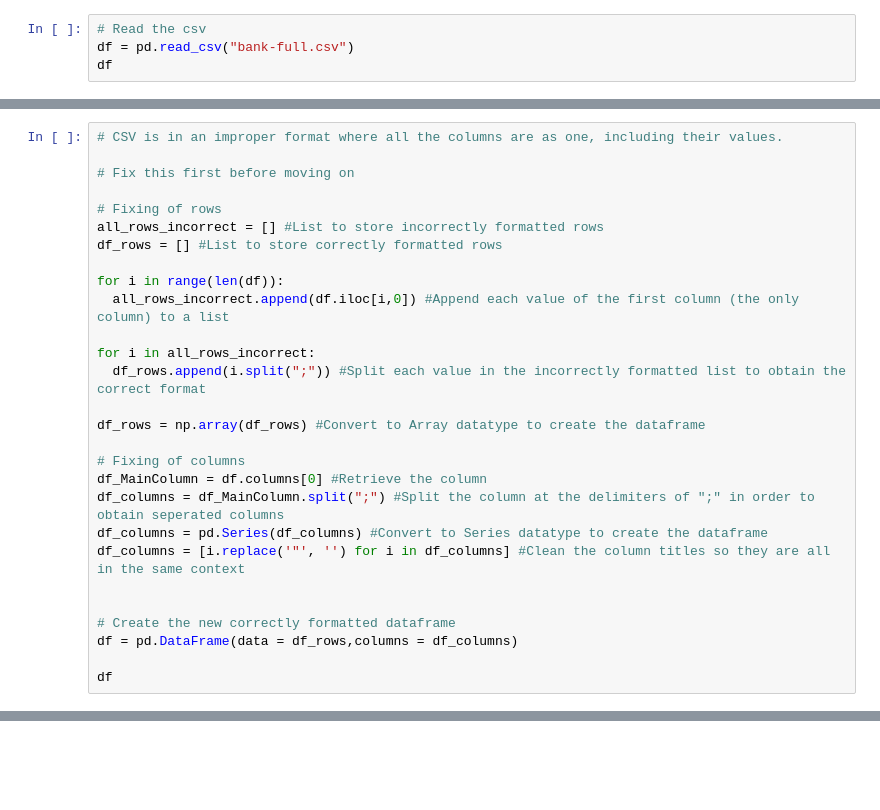
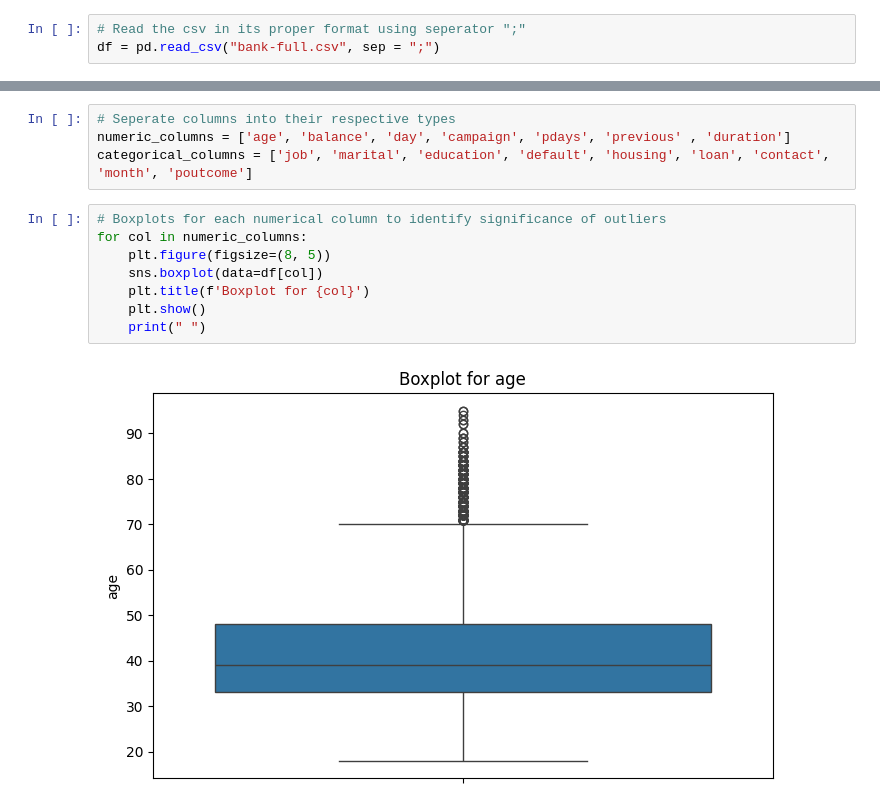
Before and after one commit to Muh-Ayyub/ML-Coursework, a Jupyter notebook: Machine_Learning_Coursework.ipynb, the cells around one changed output, grey strips where cells are left out. Drawn from its saved outputs; the diff is of its cells as text; blank space fills up the shorter version.

```diff
--- a/Machine_Learning_Coursework.ipynb
+++ b/Machine_Learning_Coursework.ipynb
@@ -7,4 +18,3 @@ import pandas as pd
 # %%
-# Read the csv
-df = pd.read_csv("bank-full.csv")
-df
+# Read the csv in its proper format using seperator ";"
+df = pd.read_csv("bank-full.csv", sep = ";")
@@ -25,28 +20,0 @@ df
-# %%
-# CSV is in an improper format where all the columns are as one, including their values.
-
-# Fix this first before moving on
-
-# Fixing of rows
-all_rows_incorrect = [] #List to store incorrectly formatted rows
-df_rows = [] #List to store correctly formatted rows
-
-for i in range(len(df)):
-  all_rows_incorrect.append(df.iloc[i,0]) #Append each value of the first column (the only column) to a list
-
-for i in all_rows_incorrect:
-  df_rows.append(i.split(";")) #Split each value in the incorrectly formatted list to obtain the correct format
-
-df_rows = np.array(df_rows) #Convert to Array datatype to create the dataframe
-
-# Fixing of columns
-df_MainColumn = df.columns[0] #Retrieve the column
-df_columns = df_MainColumn.split(";") #Split the column at the delimiters of ";" in order to obtain seperated columns
-df_columns = pd.Series(df_columns) #Convert to Series datatype to create the dataframe
-df_columns = [i.replace('"', '') for i in df_columns] #Clean the column titles so they are all in the same context
-
-
-# Create the new correctly formatted dataframe
-df = pd.DataFrame(data = df_rows,columns = df_columns)
-
-df
@@ -66,0 +118,14 @@ df
+# %%
+# Seperate columns into their respective types
+numeric_columns = ['age', 'balance', 'day', 'campaign', 'pdays', 'previous' , 'duration']
+categorical_columns = ['job', 'marital', 'education', 'default', 'housing', 'loan', 'contact', 'month', 'poutcome']
+# %%
+# Boxplots for each numerical column to identify significance of outliers
+for col in numeric_columns:
+    plt.figure(figsize=(8, 5))
+    sns.boxplot(data=df[col])
+    plt.title(f'Boxplot for {col}')
+    plt.show()
+    print(" ")
+# %% [output]
+[figure, added]
```
Also changed, not shown: parts of 21 cells of this notebook.
